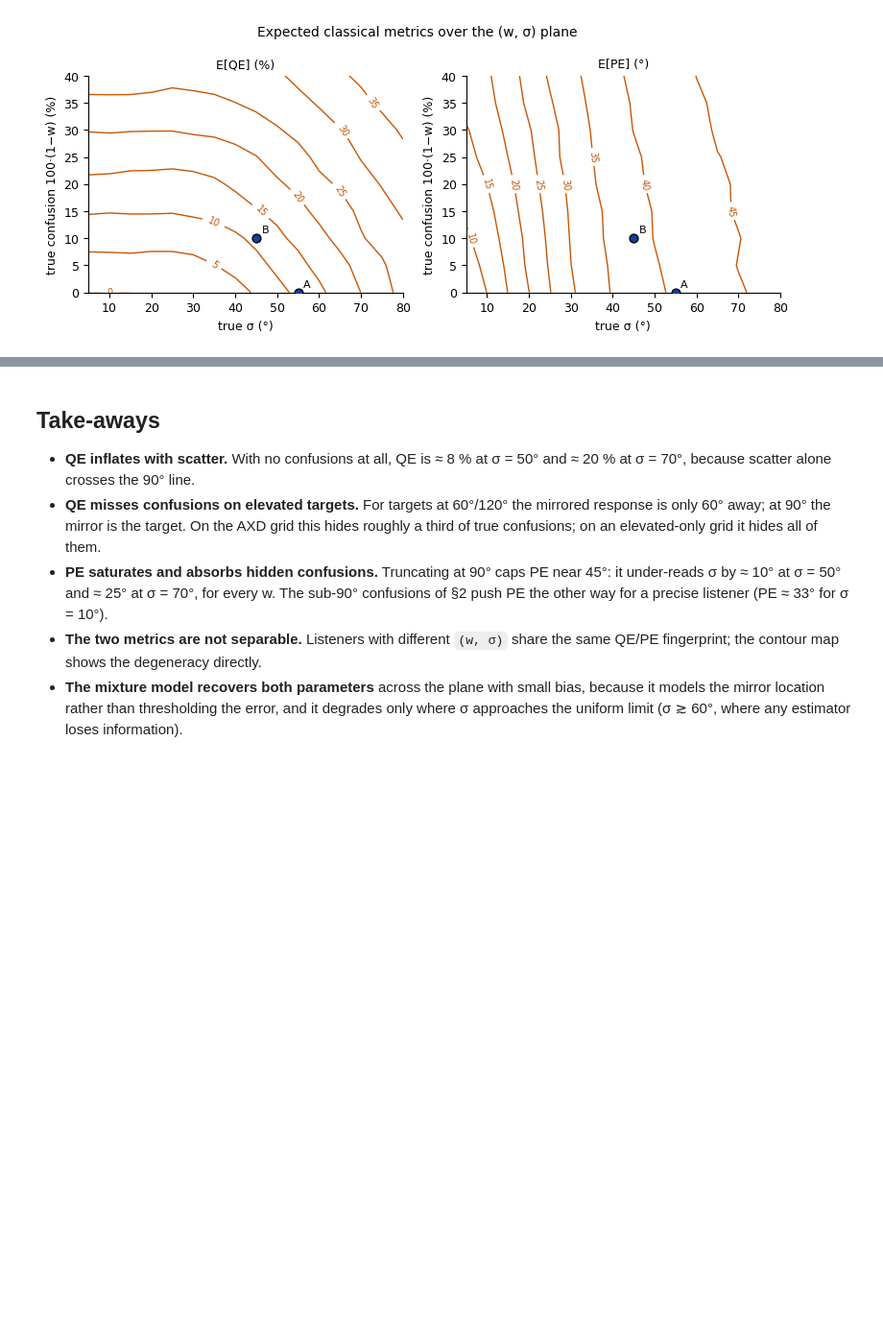
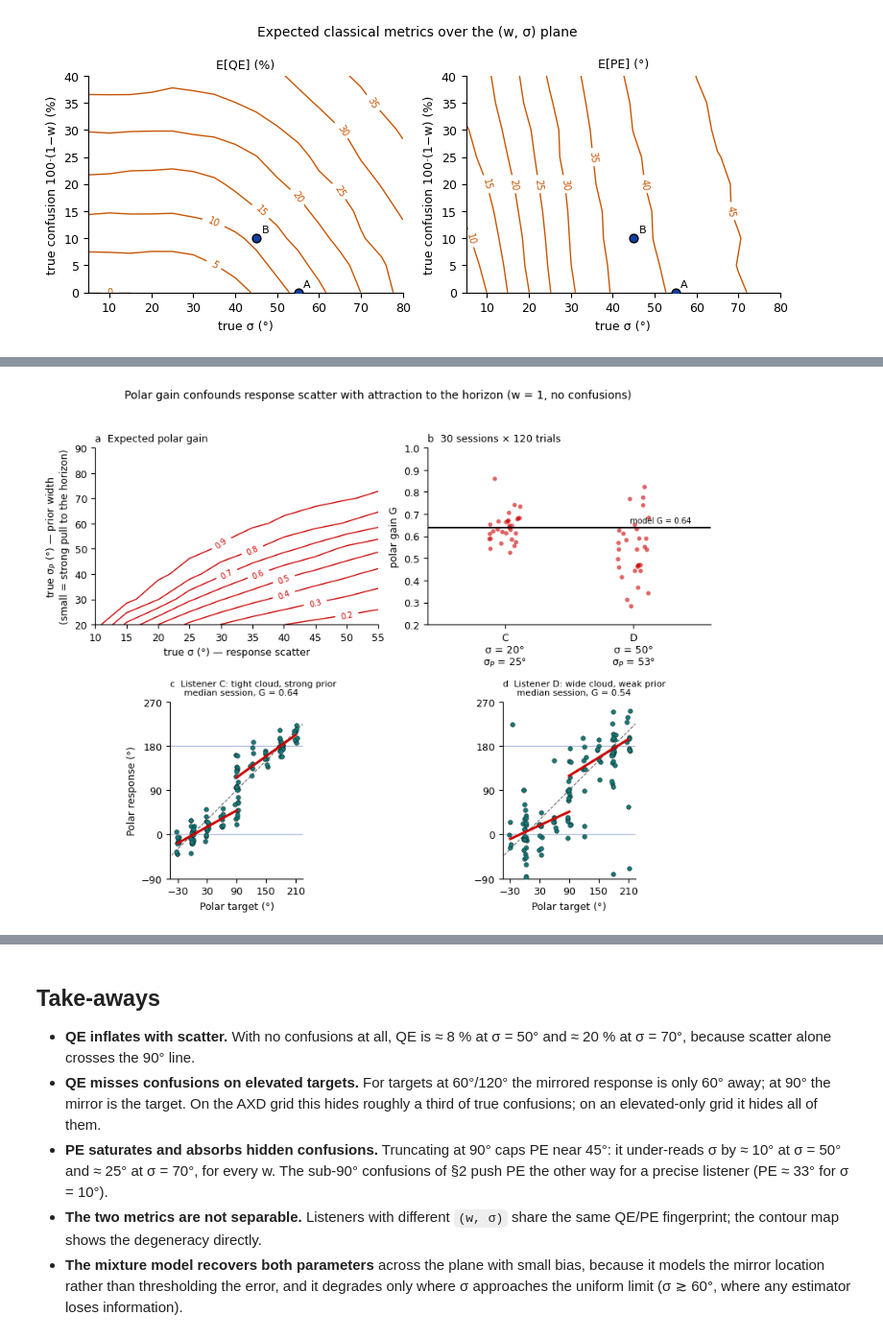
Before and after one commit to robaru/fa2026-localisation-mixture, a Jupyter notebook: 05_metric_failure_cases.ipynb, the cells around one changed output, grey strips where cells are left out. Shown at 96% size. Saved outputs shown, nothing was run; the diff lists cells and outputs as text; code cells hidden in the pictures; blank space fills up the shorter version.

```diff
--- a/05_metric_failure_cases.ipynb
+++ b/05_metric_failure_cases.ipynb
@@ -340,0 +464,83 @@ w
+# %%
+# Two listeners chosen off the same iso-gain contour
+pair_G  = {'C': (20.0, 25.0), 'D': (50.0, 53.0)}
+G_ISO   = 0.64
+N_REP_G = 30
+
+reps_G = {}
+for k, (name, (s, sp)) in enumerate(pair_G.items()):
+    g, sessions = [], []
+    for j in range(N_REP_G):
+        r    = np.random.default_rng(SEED + 700 + 100 * k + j)
+        t, e = simulate_prior(W_G, s, sp, r.choice(TARGET_POOL, N_TRIALS), r)
+        pol_t, pol_r = np.rad2deg(t[:, 1]), np.rad2deg(e[:, 1])
+        g.append(polar_gain(pol_t, pol_r, np.zeros(N_TRIALS)))
+        sessions.append((pol_t, pol_r))
+    g   = np.array(g, float)
+    med = int(np.argsort(g)[len(g) // 2])          # median session, not cherry-picked
+    reps_G[name] = dict(g=g, session=sessions[med], g_med=g[med])
+
+fig, axes = plt.subplots(2, 2, figsize=(8.6, 6.8))
+
+ax = axes[0, 0]
+cs = ax.contour(sigma_grid_G, prior_grid_G, E_G, levels=np.arange(0.2, 0.96, 0.1),
+                colors=C_RED, linewidths=1)
+ax.clabel(cs, fmt='%.1f', fontsize=7)
+ax.set_xlabel('true σ (°) — response scatter')
+ax.set_ylabel('true σ$_P$ (°) — prior width\n(small = strong pull to the horizon)')
+ax.set_title('a  Expected polar gain', fontsize=9, loc='left')
+ax.spines[['top', 'right']].set_visible(False)
+
+ax = axes[0, 1]
+for i, name in enumerate(pair_G):
+    y = reps_G[name]['g']
+    ax.scatter(i + np.random.default_rng(0).uniform(-0.12, 0.12, len(y)), y,
+               s=16, color=C_RED, alpha=0.6, edgecolors='none', zorder=3)
+ax.axhline(G_ISO, color='k', lw=1.5, zorder=4)
+ax.annotate(f'model G = {G_ISO}', xy=(1.45, G_ISO), xytext=(0, 4),
+            textcoords='offset points', ha='right', fontsize=7)
+ax.set_xticks([0, 1])
+ax.set_xticklabels([f'{name}\nσ = {s:.0f}°\nσ$_P$ = {sp:.0f}°'
+                    for name, (s, sp) in pair_G.items()])
+ax.set_xlim(-0.6, 1.6); ax.set_ylim(0.2, 1.0)
+ax.set_ylabel('polar gain G')
+ax.set_title(f'b  {N_REP_G} sessions × {N_TRIALS} trials', fontsize=9, loc='left')
+ax.spines[['top', 'right']].set_visible(False)
+
+for k, name in enumerate(pair_G):
+    ax = axes[1, k]
+    s, sp        = pair_G[name]
+    pol_t, pol_r = reps_G[name]['session']
+    for h in (0, 180):
+        ax.axhline(h, color=C_BLUE, lw=0.9, alpha=0.35)
+    ax.plot([-90, 270], [-90, 270], 'k--', lw=0.8, alpha=0.6)
+    jit = np.random.default_rng(1).uniform(-4, 4, len(pol_t))
+    ax.scatter(pol_t + jit, pol_r, s=16, color=C_TEAL, edgecolors='k',
+               linewidths=0.3, zorder=3)
+    for front in (True, False):
+        sl, ic, _ = sirp_regression(pol_t, pol_r, front=front)
+        if np.isfinite(sl):
+            m  = (pol_t <= 90) if front else (pol_t >= 90)
+            xs = np.array([pol_t[m].min(), pol_t[m].max()])
+            ax.plot(xs, sl * xs + ic, color=C_RED, lw=2.2, zorder=4)
+    ax.set_xlim(-45, 225); ax.set_ylim(-90, 270)
+    ax.set_xticks(np.arange(-30, 211, 60)); ax.set_yticks(np.arange(-90, 271, 90))
+    ax.set_xlabel('Polar target (°)')
+    if k == 0:
+        ax.set_ylabel('Polar response (°)')
+    ax.set_aspect('equal'); ax.spines[['top', 'right']].set_visible(False)
+    lab = 'tight cloud, strong prior' if k == 0 else 'wide cloud, weak prior'
+    ax.set_title(f'{"cd"[k]}  Listener {name}: {lab}\n'
+                 f'     median session, G = {reps_G[name]["g_med"]:.2f}',
+                 fontsize=8, loc='left')
+
+fig.suptitle('Polar gain confounds response scatter with attraction to the horizon '
+             '(w = 1, no confusions)', fontsize=10)
+fig.tight_layout(rect=[0, 0, 1, 0.96]); plt.show()
+
+for name in pair_G:
+    g = reps_G[name]['g']
+    print(f'{name}: σ = {pair_G[name][0]:.0f}°, σ_P = {pair_G[name][1]:.0f}°  ->  '
+          f'G over {N_REP_G} sessions: mean {np.nanmean(g):.2f}, sd {np.nanstd(g):.2f}')
+# %% [output]
+[figure, added]
```
Also changed, not shown: parts of 11 cells of this notebook, 3 other files.
